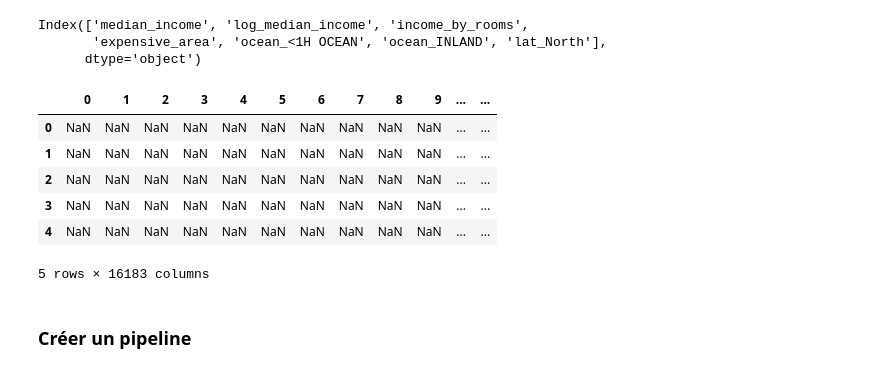
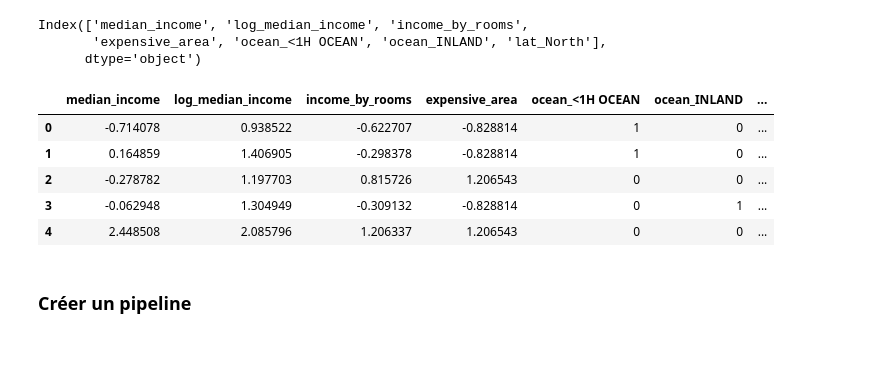
Before and after one commit to Staures92/Formation_Intermediaire, a Jupyter notebook: Machine Learning/1.1. Lab1 - Data Preprocessing - California Housing Median Price.ipynb, the cells around one changed output. Drawn from its saved outputs; the diff is of its cells as text; code cells hidden in the pictures.

```diff
--- a/Machine Learning/1.1. Lab1 - Data Preprocessing - California Housing Median Price.ipynb
+++ b/Machine Learning/1.1. Lab1 - Data Preprocessing - California Housing Median Price.ipynb
@@ -987,16 +987,15 @@ Index(['median_income', 'log_median_income', 'income_by_rooms',
       dtype='object')
 # %%
 # New trained data with relevant features
-housing_train_final_df = housing_train_final_df[selected_feature_names] + y
+housing_train_final_df = housing_train_final_df[selected_feature_names]
 housing_train_final_df.head()
 # %% [output]
-|  | 0 | 1 | 2 | 3 | 4 | 5 | 6 | 7 | 8 | 9 | ... | ... |
-| 0 | NaN | NaN | NaN | NaN | NaN | NaN | NaN | NaN | NaN | NaN | ... | ... |
-| 1 | NaN | NaN | NaN | NaN | NaN | NaN | NaN | NaN | NaN | NaN | ... | ... |
-| 2 | NaN | NaN | NaN | NaN | NaN | NaN | NaN | NaN | NaN | NaN | ... | ... |
-| 3 | NaN | NaN | NaN | NaN | NaN | NaN | NaN | NaN | NaN | NaN | ... | ... |
-| 4 | NaN | NaN | NaN | NaN | NaN | NaN | NaN | NaN | NaN | NaN | ... | ... |
+|  | median_income | log_median_income | income_by_rooms | expensive_area | ocean_<1H OCEAN | ocean_INLAND | ... |
+| 0 | -0.714078 | 0.938522 | -0.622707 | -0.828814 | 1 | 0 | ... |
+| 1 | 0.164859 | 1.406905 | -0.298378 | -0.828814 | 1 | 0 | ... |
+| 2 | -0.278782 | 1.197703 | 0.815726 | 1.206543 | 0 | 0 | ... |
+| 3 | -0.062948 | 1.304949 | -0.309132 | -0.828814 | 0 | 1 | ... |
+| 4 | 2.448508 | 2.085796 | 1.206337 | 1.206543 | 0 | 0 | ... |
-5 rows × 16183 columns
 # %% [markdown]
 ### Créer un pipeline
 # %% [markdown]
```
Also changed, not shown: parts of 6 cells of this notebook.
